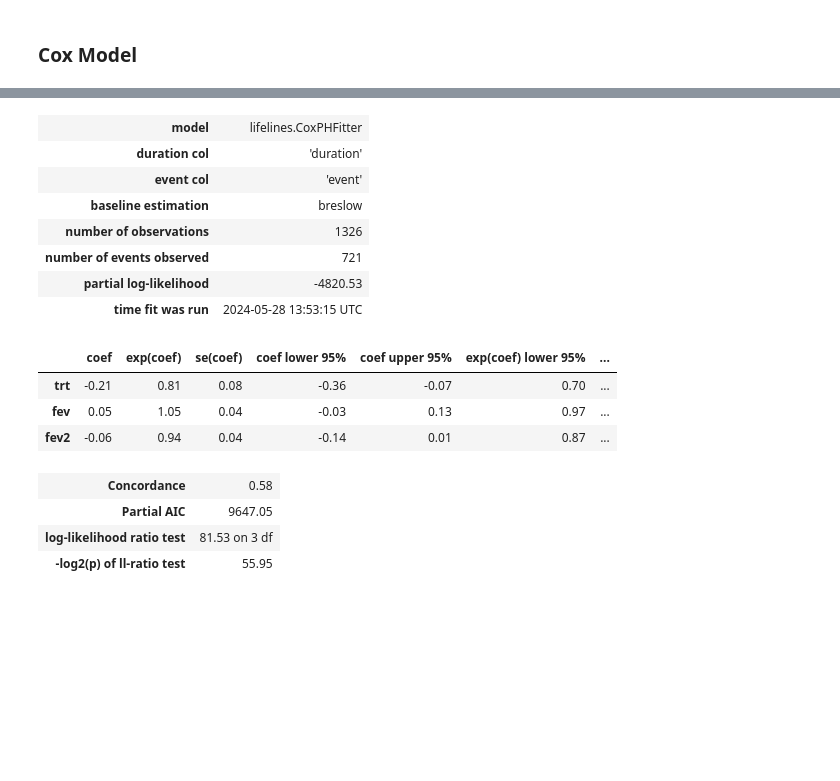
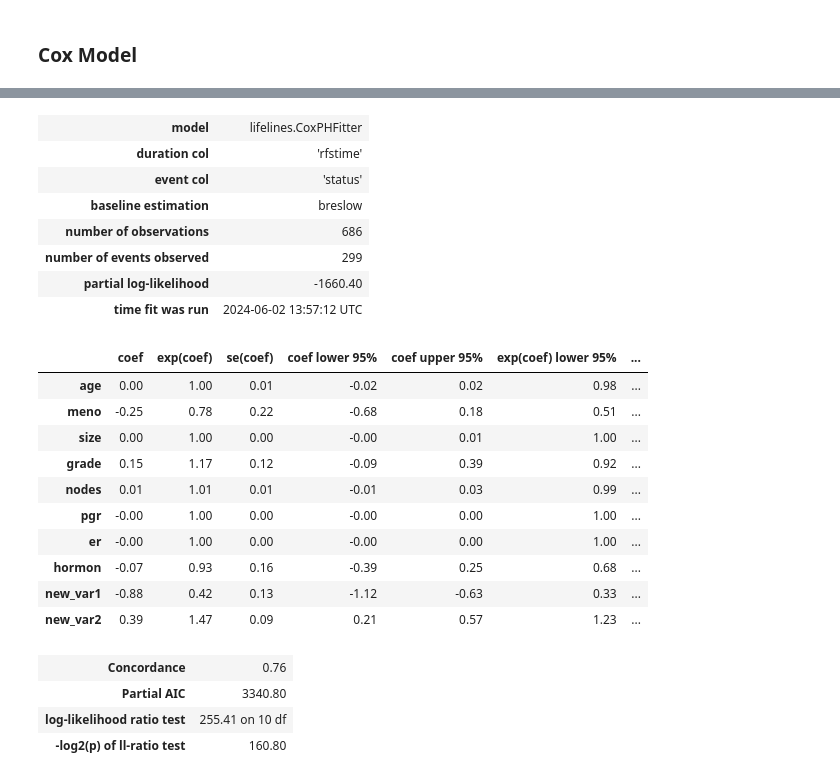
Before and after one commit to MPX0222/PG-Assignments, a Jupyter notebook: JNU-0223/main.ipynb, the cells around one changed output, grey strips where cells are left out. Drawn from its saved outputs; the diff is of its cells as text; code cells hidden in the pictures; blank space fills up the shorter version.

```diff
--- a/JNU-0223/main.ipynb
+++ b/JNU-0223/main.ipynb
@@ -11,9 +29,20 @@
 import pandas as pd
 import numpy as np
 
-file_path = 'data/rhdnase_data.xlsx'
+file_path = 'data/gbsg.csv'
 
-data_df = pd.read_excel(file_path)
-data_df['duration'] = data_df['stop'] - data_df['start']
+# 数据读取
+if '.csv' in file_path:
+    data_df = pd.read_csv(file_path)
+else:
+    data_df = pd.read_excel(file_path)
+
+# 计算持续时间
+# data_df['duration'] = data_df['stop'] - data_df['start']
 print(data_df.columns)
+
+# 原始数据
+ori_data_df = data_df
+# 用于神经网络的数据
+dnn_data_df = data_df
 # %% [output]
@@ -40,0 +170,9 @@ data_df
+# %%
+all_outputs_tensor = torch.tensor(X_data_array, dtype=torch.float32)
+all_outputs = model(all_outputs_tensor)
+print(all_outputs.shape)
+
+# 将tensor转换为numpy数组（pandas可以直接处理numpy数组）
+all_outputs_array = all_outputs.detach().numpy()
+# 创建一个DataFrame，并指定列名
+all_outputs_df = pd.DataFrame(all_outputs_array, columns=['new_var1', 'new_var2'])
@@ -41,2 +181,5 @@ data_df
 # %% [markdown]
 ### Cox Model
+# %%
+concat_df_cols = pd.concat([ori_data_df, all_outputs_df], axis=1)
+concat_df_cols
@@ -43,43 +200,51 @@ data_df
 # %%
 from lifelines import CoxPHFitter
 
 
 # 假设你的CSV文件有以下列：'duration', 'event', 'var1', 'var2', ... 其中'duration'是时间，'event'是事件发生（1）或未发生（0）
 # 你需要根据你的数据集来指定这些列名
-duration_col = 'duration'
-event_col = 'event'
-covariates = ['trt', 'fev', 'fev2', 'duration', 'event' ]  # 替换为你的协变量列名
+duration_col = 'rfstime'
+event_col = 'status'
+covariates = ['age', 'meno', 'size', 'grade', 'nodes', 'pgr', 'er', 'hormon', 'new_var1', 'new_var2', 'rfstime', 'status']  # 替换为你的协变量列名
 
 # 使用CoxPHFitter进行拟合
 cph = CoxPHFitter()
-cph.fit(data_df[covariates], duration_col=duration_col, event_col=event_col)
+# cph.fit(ori_data_df[covariates], duration_col=duration_col, event_col=event_col)
+cph.fit(concat_df_cols[covariates], duration_col=duration_col, event_col=event_col)
 
 # 输出模型的摘要信息
 cph.print_summary()
 
 # # 你也可以预测个体的风险
 # # 例如，预测一个新的观测值的风险，其中var1=1, var2=2, var3=3
 # individual_risk = cph.predict_partial_hazard(pd.DataFrame({'trt': [1], 'fev': [2], 'fev2': [3]}))
 # print(f"Predicted partial hazard: {individual_risk[0]}")
 
 # # 你还可以预测个体的生存函数或风险函数等
 # # 例如，预测生存函数
 # survival_function = cph.predict_survival_function(pd.DataFrame({'trt': [1], 'fev': [2], 'fev2': [3]}))
 # print(survival_function.iloc[:, 0])
 # %% [output]
 | model | lifelines.CoxPHFitter |
-| duration col | 'duration' |
-| event col | 'event' |
+| duration col | 'rfstime' |
+| event col | 'status' |
 | baseline estimation | breslow |
-| number of observations | 1326 |
-| number of events observed | 721 |
-| partial log-likelihood | -4820.53 |
-| time fit was run | 2024-05-28 13:53:15 UTC |
+| number of observations | 686 |
+| number of events observed | 299 |
+| partial log-likelihood | -1660.40 |
+| time fit was run | 2024-06-02 13:57:12 UTC |
 |  | coef | exp(coef) | se(coef) | coef lower 95% | coef upper 95% | exp(coef) lower 95% | ... |
-| trt | -0.21 | 0.81 | 0.08 | -0.36 | -0.07 | 0.70 | ... |
-| fev | 0.05 | 1.05 | 0.04 | -0.03 | 0.13 | 0.97 | ... |
-| fev2 | -0.06 | 0.94 | 0.04 | -0.14 | 0.01 | 0.87 | ... |
+| age | 0.00 | 1.00 | 0.01 | -0.02 | 0.02 | 0.98 | ... |
+| meno | -0.25 | 0.78 | 0.22 | -0.68 | 0.18 | 0.51 | ... |
+| size | 0.00 | 1.00 | 0.00 | -0.00 | 0.01 | 1.00 | ... |
+| grade | 0.15 | 1.17 | 0.12 | -0.09 | 0.39 | 0.92 | ... |
+| nodes | 0.01 | 1.01 | 0.01 | -0.01 | 0.03 | 0.99 | ... |
+| pgr | -0.00 | 1.00 | 0.00 | -0.00 | 0.00 | 1.00 | ... |
+| er | -0.00 | 1.00 | 0.00 | -0.00 | 0.00 | 1.00 | ... |
+| hormon | -0.07 | 0.93 | 0.16 | -0.39 | 0.25 | 0.68 | ... |
+| new_var1 | -0.88 | 0.42 | 0.13 | -1.12 | -0.63 | 0.33 | ... |
+| new_var2 | 0.39 | 1.47 | 0.09 | 0.21 | 0.57 | 1.23 | ... |
-| Concordance | 0.58 |
-| Partial AIC | 9647.05 |
-| log-likelihood ratio test | 81.53 on 3 df |
-| -log2(p) of ll-ratio test | 55.95 |
+| Concordance | 0.76 |
+| Partial AIC | 3340.80 |
+| log-likelihood ratio test | 255.41 on 10 df |
+| -log2(p) of ll-ratio test | 160.80 |
```
Also changed, not shown: parts of 7 cells of this notebook, 1 other file.
